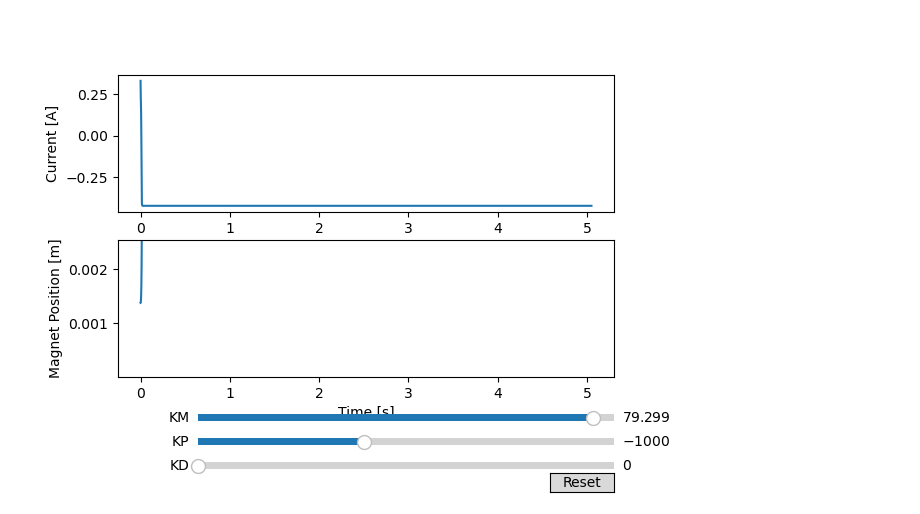
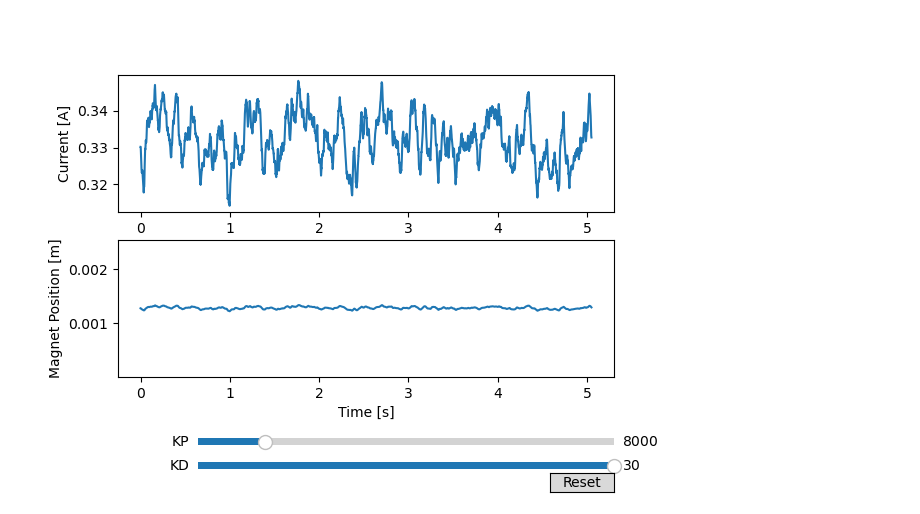
Before and after one commit to krish-suresh/controls-final, a Jupyter notebook: sim_nonlinear_nb.ipynb, the cells around one changed output. Cells and saved outputs as stored; diff of their text form; code cells hidden in the pictures.

```diff
--- a/sim_nonlinear_nb.ipynb
+++ b/sim_nonlinear_nb.ipynb
@@ -8,7 +8,7 @@ import control as ct
 
 #### Constants
 # Measured from the arduino
-dt_micros = 300  # microseconds per loop
+dt_micros = 450  # microseconds per loop
 dt = dt_micros / 10**6  # seconds
 t_start = 0  # seconds
 t_end = 5.05  # seconds
@@ -50,22 +50,23 @@ L = 0.051337  # H
 K_E = (N*A)**2 * u_0 / 2.0
 x_0 = i_0/np.sqrt(m*g/K_E)
 # %%
-K_P = 1000.0
-K_D = 10.0
+K_P = 8000.0
+K_I = 10000.0
+K_D = 50.0
 
 G_1 = ct.tf([(-2.0*K_E*i_0)/(x_0**2)], [m, 0, (-2.0*K_E*i_0**2)/(x_0**3)])
 G_2 = ct.tf([1], [L, R])
 G = G_1*G_2
-C = ct.tf([K_D, K_P], [1])
-G_CL = C*G/(1+C*G)
+C = -ct.tf([K_D, K_P], [1])
+
 plt.figure()
 ct.root_locus(G*C, grid=False)
 # ct.pzmap(G_CL)
 plt.figure()
 ct.bode_plot(G*C, dB=True, deg=False,omega_limits=(0.1, 100000))
+# plt.show()
+# plt.figure()
+# t_step, y_sys = ct.step_response(G_CL, T=t_list)
+# plt.plot(t_step, y_sys)
 plt.show()
-plt.figure()
-t_step, y_sys = ct.step_response(G_CL, T=t_list)
-plt.plot(t_step, y_sys)
-plt.show()
 # %% [output]
@@ -75,18 +75,17 @@ plt.show()
 # %%
-K_M = 79.299
 def simulate(K_P, K_D):
     v = np.zeros(num_points)
     i = np.zeros(num_points)
     x = np.zeros(num_points)
-    x[0] = x_0 + 0.0001
-    x[1] = x_0 + 0.0001
+    x[0] = x_0
+    x[1] = x_0
     i[0] = i_0
     v[0] = v_0
     e_prev = 0
 
     for t in range(0, num_points - 2):
         e = x[t] - x_0
-        disturbance = np.random.normal(0, 0.00001)
+        disturbance = np.random.normal(0, 0.0000001)
         v_i = np.clip(K_P * e + K_D * (e - e_prev) / dt + v_0, -12.0, 12.0)
         v[t + 1] = v_i
         i[t + 1] = i[t] + dt * (v_i - R * i[t]) / L
@@ -94,12 +93,8 @@ def simulate(K_P, K_D):
             2 * x[t + 1] - x[t] + ((dt**2) / (m)) * ((x[t]*2*K_E*i_0**2)/(x_0**3) - (i[t]*i_0*2*K_E)/(x_0**2)),
             MIN_DIST,
             MAX_DIST,
-        )
-        # x[t + 2] = np.clip(
-        #     2 * x[t + 1] - x[t] + ((dt**2) / (m)) * (m * g - (K_E * i[t] ** 2 + K_M*u_0) / x[t]),
-        #     MIN_DIST,
-        #     MAX_DIST,
-        # )
+        ) + disturbance
+        e_prev = e
     i[-1] = i[-2]
     return i, x
 
@@ -116,53 +111,43 @@ axs[1].set(xlabel="Time [s]", ylabel="Magnet Position [m]")
 
 fig.subplots_adjust(bottom=0.25)
 
-axkm = fig.add_axes([0.25, 0.15, 0.65, 0.03])
-km_slider = Slider(
-    ax=axkm,
-    label="KM",
-    valmin=79.28,
-    valmax=79.3,
-    valinit=K_M,
-)
 axkp = fig.add_axes([0.25, 0.1, 0.65, 0.03])
 kp_slider = Slider(
     ax=axkp,
     label="KP",
-    valmin=-5000,
-    valmax=5000,
+    valmin=0,
+    valmax=50000,
     valinit=K_P,
-    valstep=100,
+    valstep=1000,
 )
 axkd = fig.add_axes([0.25, 0.05, 0.65, 0.03])
 kd_slider = Slider(
     ax=axkd,
     label="KD",
     valmin=0,
     valmax=30,
     valinit=K_D,
     valstep=0.5,
 )
 
 
 def update(val):
-    i, x = simulate(kp_slider.val, kd_slider.val, km_slider.val)
+    i, x = simulate(kp_slider.val, kd_slider.val)
     line_i.set_ydata(i)
     line_x.set_ydata(x)
     fig.canvas.draw_idle()
 
 
 axs[1].set_ylim(MIN_DIST, x_0 * 2)
-km_slider.on_changed(update)
 kp_slider.on_changed(update)
 kd_slider.on_changed(update)
 resetax = fig.add_axes([0.8, 0.01, 0.1, 0.04])
 button = Button(resetax, 'Reset', hovercolor='0.975')
 
 def reset(event):
     kp_slider.set_val(K_P)
     kd_slider.set_val(K_D)
 button.on_clicked(reset)
-# plt.tight_layout()
 plt.show()
 # %% [output]
-[figure, old version]
+[figure, new version]
```
Also changed, not shown: parts of 1 cell of this notebook.
